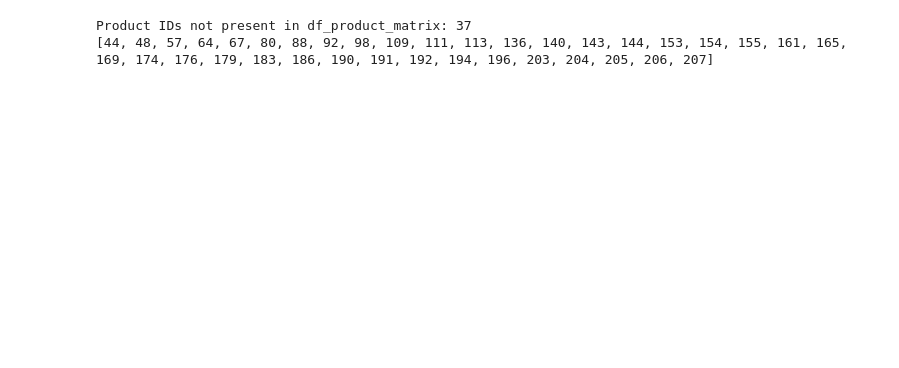
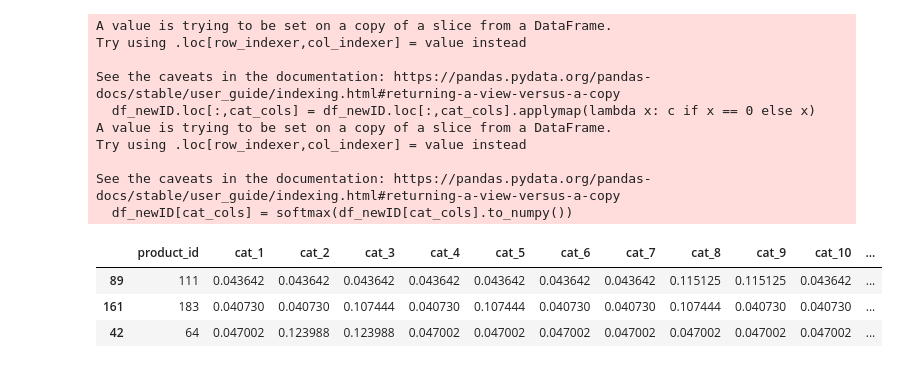
Before and after one commit to RooTBeaM/recommandation_system, a Jupyter notebook: 2_pipeline_new_item.ipynb, the cells around one changed output. Cells and saved outputs as stored; diff of their text form; code cells hidden in the pictures; blank space fills up the shorter version.

```diff
--- a/2_pipeline_new_item.ipynb
+++ b/2_pipeline_new_item.ipynb
@@ -9,15 +9,32 @@ import itertools
 from sklearn.preprocessing import OrdinalEncoder
 from sklearn.metrics.pairwise import cosine_similarity
 from sklearn.metrics.pairwise import euclidean_distances
+# %%
+product_cat_df = pd.read_csv('./raw_csv/dtt_product_category.csv')
+
+# Perform one-hot encoding
+one_hot_encoded = pd.get_dummies(product_cat_df['category_id'], prefix='cat')
+
+# Group by 'product_id' and sum the one-hot encoded columns
+grouped_df = one_hot_encoded.groupby(product_cat_df['product_id']).sum()
+
+# Reset the index to make 'product_id' a column again
+grouped_df = grouped_df.reset_index()
+
+# Drop duplicate rows based on 'product_id'
+product_cat_df = product_cat_df.drop_duplicates(subset='product_id')
+
+# Merge the grouped DataFrame back to the original DataFrame
+product_cat_df = pd.merge(product_cat_df.drop(columns=['category_id']), grouped_df, on='product_id')
 # %%
 df_product_matrix = pd.read_csv('./csv/3_product_matrix.csv')
 df_product_matrix.rename(columns={'order_product_id': 'product_id'}, inplace=True)
 # %%
-df_product = pd.read_csv('./raw_csv/dtt_product.csv')[['product_id','product_code','age_adult','age_child','age_elder','age_infant','product_slug','is_active','view_count']]
+df_product = pd.read_csv('./raw_csv/dtt_product.csv')
 test_product_id = [
     22, 23, 24, 25, 26, 27, 28,
     30, 31, 32, 36, 37,
-    40, 41, 45, 53, 59,
+    40, 41, 45, 48, 53, 59,
     61, 62, 63, 66,
     71, 72, 74, 77,
     85, 86, 89, 93, 94, 95, 96, 99,
@@ -26,5 +43,9 @@ test_product_id = [
     126, 168, 201]
 df_product = df_product[~df_product['product_id'].isin(test_product_id)]
 
-# dict of product url
-# productID_to_url = {i[1][0] : 'www.daytriptour.com/trip/' + i[1][1] for i in df_product.iterrows()}
+product_ids_not_present = ~df_product['product_id'].isin(df_product_matrix['product_id'])
+product_ids_list = df_product.loc[product_ids_not_present, 'product_id'].tolist()
+
+print("Product IDs not present in df_product_matrix:" , len(product_ids_list))
+product_ids_list.sort()
+print(product_ids_list)
@@ -47,14 +54,0 @@ df_product
-# %%
-# Check which product IDs are not present in df_product_matrix
-product_ids_not_present = ~df_product['product_id'].isin(df_product_matrix['product_id'])
-
-# Get the list of product IDs not present in df_product_matrix
-product_ids_list = df_product.loc[product_ids_not_present, 'product_id'].tolist()
-
-# Print the list of product IDs not present
-print("Product IDs not present in df_product_matrix:" , len(product_ids_list))
-product_ids_list.sort()
-print(product_ids_list)
-# %% [output]
-Product IDs not present in df_product_matrix: 37
-[44, 48, 57, 64, 67, 80, 88, 92, 98, 109, 111, 113, 136, 140, 143, 144, 153, 154, 155, 161, 165, 169, 174, 176, 179, 183, 186, 190, 191, 192, 194, 196, 203, 204, 205, 206, 207]
@@ -62,0 +55,29 @@ df_product.loc[product_ids_not_present].to_csv('./miss.csv')
+# %%
+df_newID = product_cat_df[product_cat_df['product_id'].isin(product_ids_list)]
+# %%
+def softmax(x, axis = 1):
+    return np.exp(x)/np.sum(np.exp(x),axis=axis, keepdims=True)
+# %%
+cat_cols = ['cat_1', 'cat_2', 'cat_3', 'cat_4', 'cat_5', 'cat_6', 'cat_7', 'cat_8', 'cat_9',
+    'cat_10', 'cat_11', 'cat_12', 'cat_13', 'cat_14', 'cat_15', 'cat_16','cat_17', 'cat_18']
+
+# constant values for replace 0 before softmax
+c = 0.0
+df_newID.loc[:,cat_cols] = df_newID.loc[:,cat_cols].applymap(lambda x: c if x == 0 else x)
+df_newID[cat_cols] = softmax(df_newID[cat_cols].to_numpy())
+df_newID.sample(3)
+# %% [output]
+A value is trying to be set on a copy of a slice from a DataFrame.
+Try using .loc[row_indexer,col_indexer] = value instead
+
+See the caveats in the documentation: https://pandas.pydata.org/pandas-docs/stable/user_guide/indexing.html#returning-a-view-versus-a-copy
+  df_newID.loc[:,cat_cols] = df_newID.loc[:,cat_cols].applymap(lambda x: c if x == 0 else x)
+A value is trying to be set on a copy of a slice from a DataFrame.
+Try using .loc[row_indexer,col_indexer] = value instead
+
+See the caveats in the documentation: https://pandas.pydata.org/pandas-docs/stable/user_guide/indexing.html#returning-a-view-versus-a-copy
+  df_newID[cat_cols] = softmax(df_newID[cat_cols].to_numpy())
+|  | product_id | cat_1 | cat_2 | cat_3 | cat_4 | cat_5 | cat_6 | cat_7 | cat_8 | cat_9 | cat_10 | ... |
+| 89 | 111 | 0.043642 | 0.043642 | 0.043642 | 0.043642 | 0.043642 | 0.043642 | 0.043642 | 0.115125 | 0.115125 | 0.043642 | ... |
+| 161 | 183 | 0.040730 | 0.040730 | 0.107444 | 0.040730 | 0.107444 | 0.040730 | 0.040730 | 0.107444 | 0.040730 | 0.040730 | ... |
+| 42 | 64 | 0.047002 | 0.123988 | 0.123988 | 0.047002 | 0.047002 | 0.047002 | 0.047002 | 0.047002 | 0.047002 | 0.047002 | ... |
```
Also changed, not shown: parts of 10 cells of this notebook, 1 other file.
